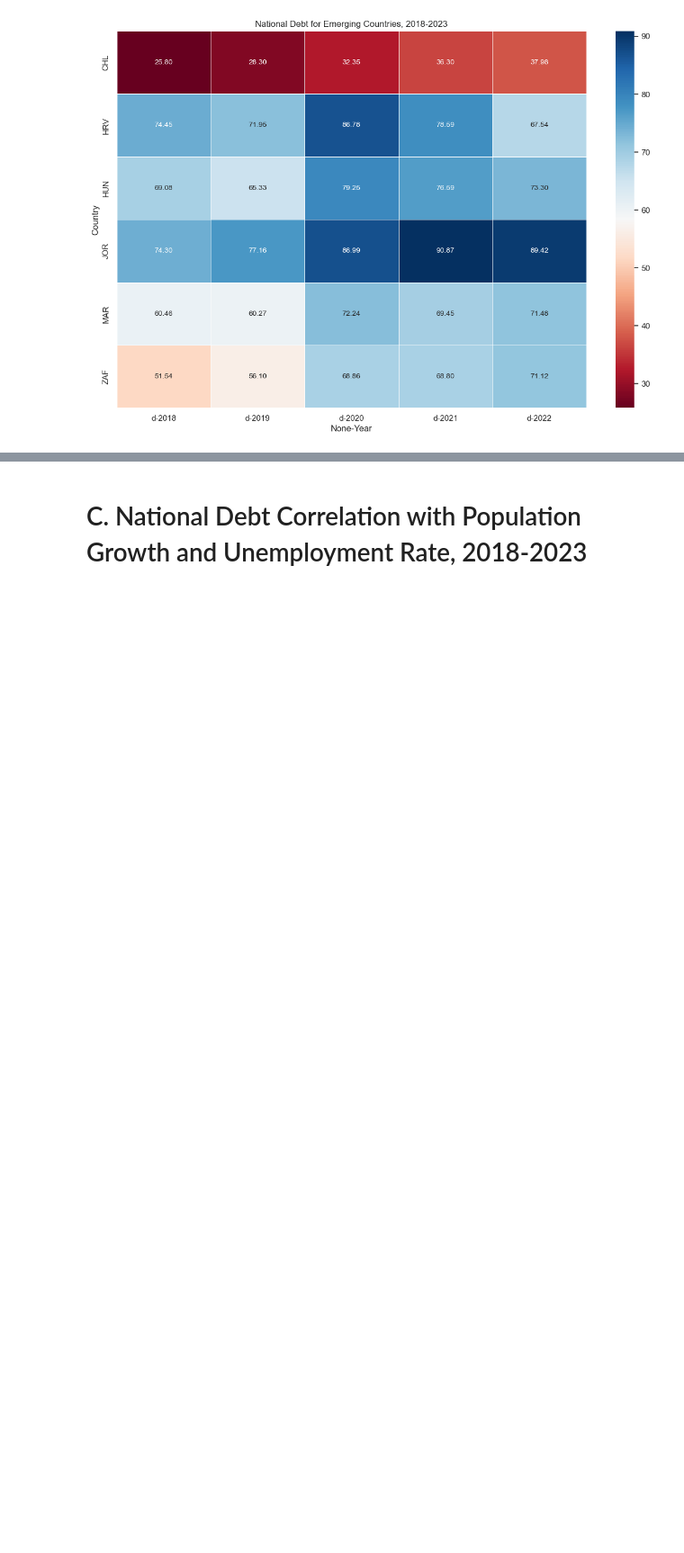
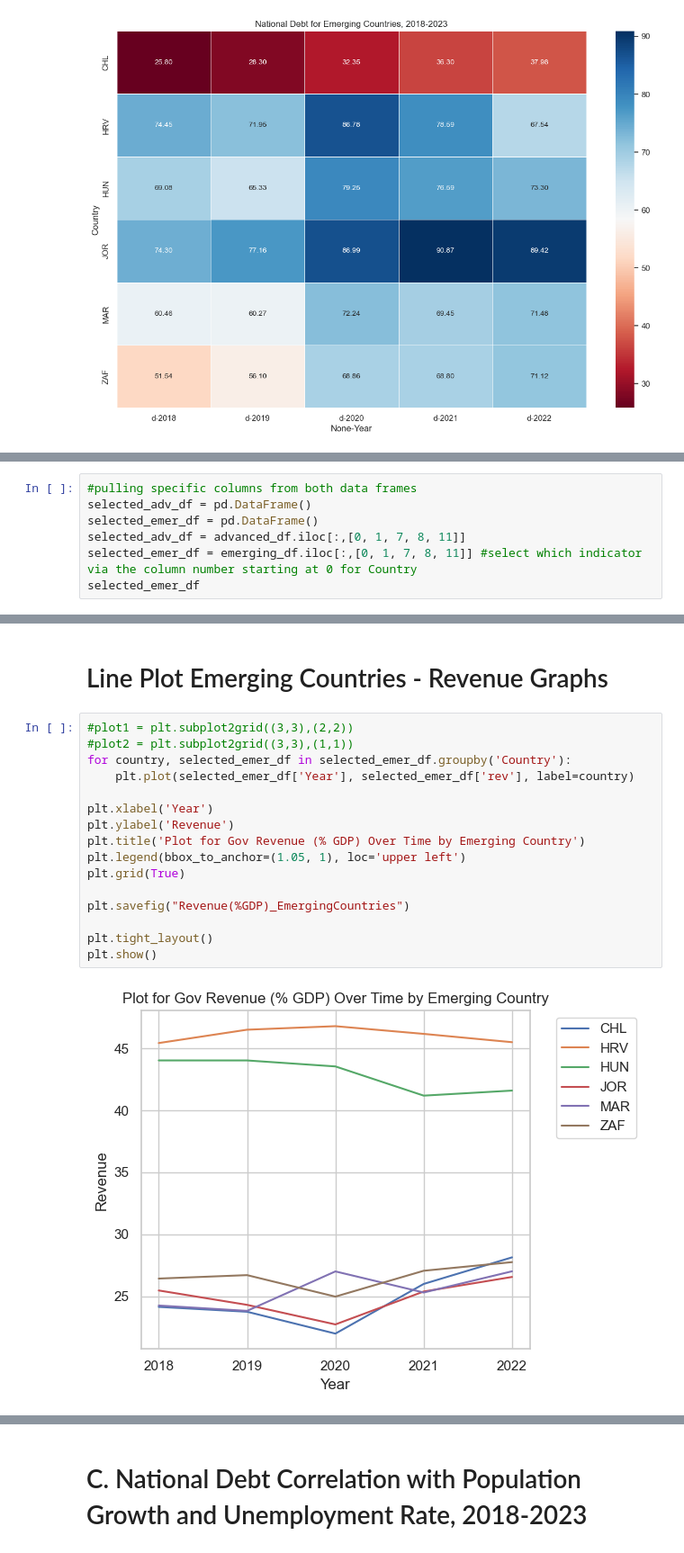
Before and after one commit to eaccooper5/project_1, a Jupyter notebook: TEST1.ipynb, the cells around one changed output, grey strips where cells are left out. Shown at 90% size. Saved outputs shown, nothing was run; the diff lists cells and outputs as text; blank space fills up the shorter version.

```diff
--- a/TEST1.ipynb
+++ b/TEST1.ipynb
@@ -342,0 +336,7 @@ plt.show()
+# %%
+#pulling specific columns from both data frames
+selected_adv_df = pd.DataFrame()
+selected_emer_df = pd.DataFrame()
+selected_adv_df = advanced_df.iloc[:,[0, 1, 7, 8, 11]]
+selected_emer_df = emerging_df.iloc[:,[0, 1, 7, 8, 11]] #select which indicator via the column number starting at 0 for Country
+selected_emer_df
@@ -342,0 +361,20 @@ plt.show()
+# %% [markdown]
+# Line Plot Emerging Countries - Revenue Graphs
+# %%
+#plot1 = plt.subplot2grid((3,3),(2,2))
+#plot2 = plt.subplot2grid((3,3),(1,1))
+for country, selected_emer_df in selected_emer_df.groupby('Country'):
+    plt.plot(selected_emer_df['Year'], selected_emer_df['rev'], label=country)
+
+plt.xlabel('Year')
+plt.ylabel('Revenue')
+plt.title('Plot for Gov Revenue (% GDP) Over Time by Emerging Country')
+plt.legend(bbox_to_anchor=(1.05, 1), loc='upper left')
+plt.grid(True)
+
+plt.savefig("Revenue(%GDP)_EmergingCountries")
+
+plt.tight_layout()
+plt.show()
+# %% [output]
+[figure, added]
```
Also changed, not shown: parts of 12 cells of this notebook.
